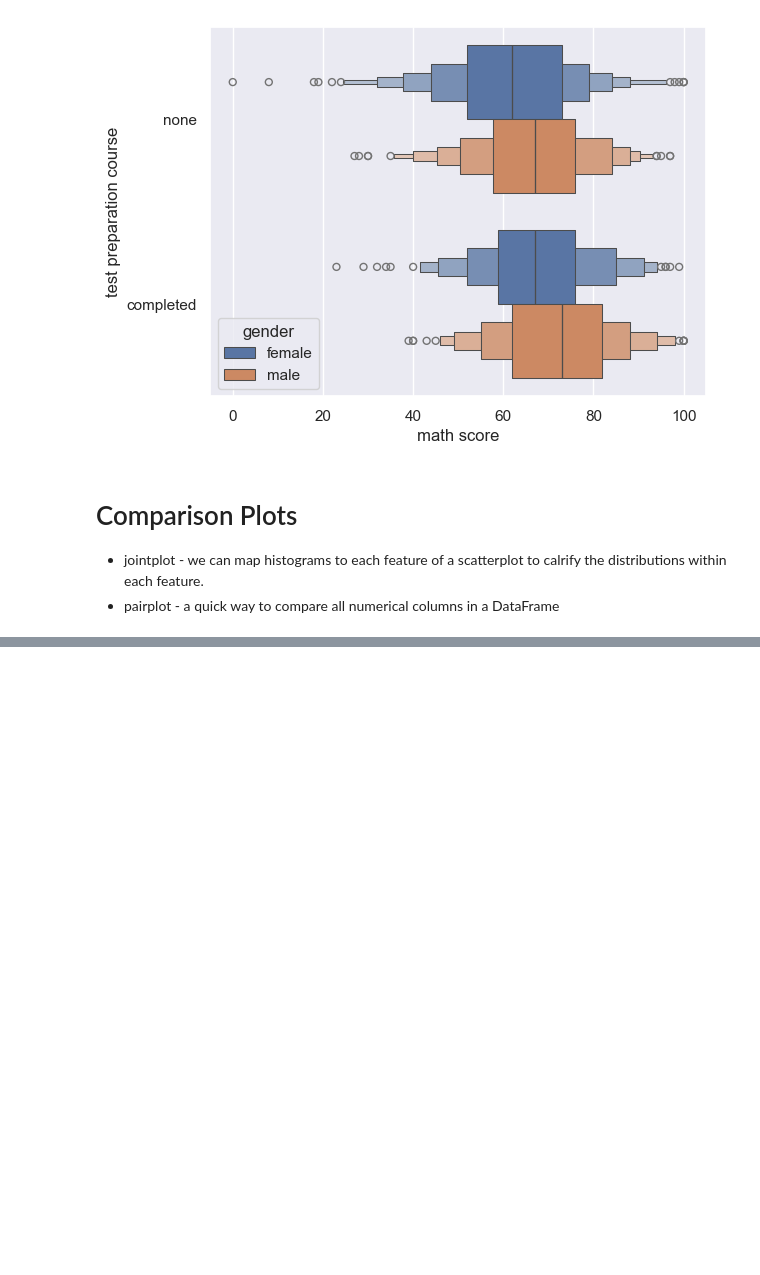
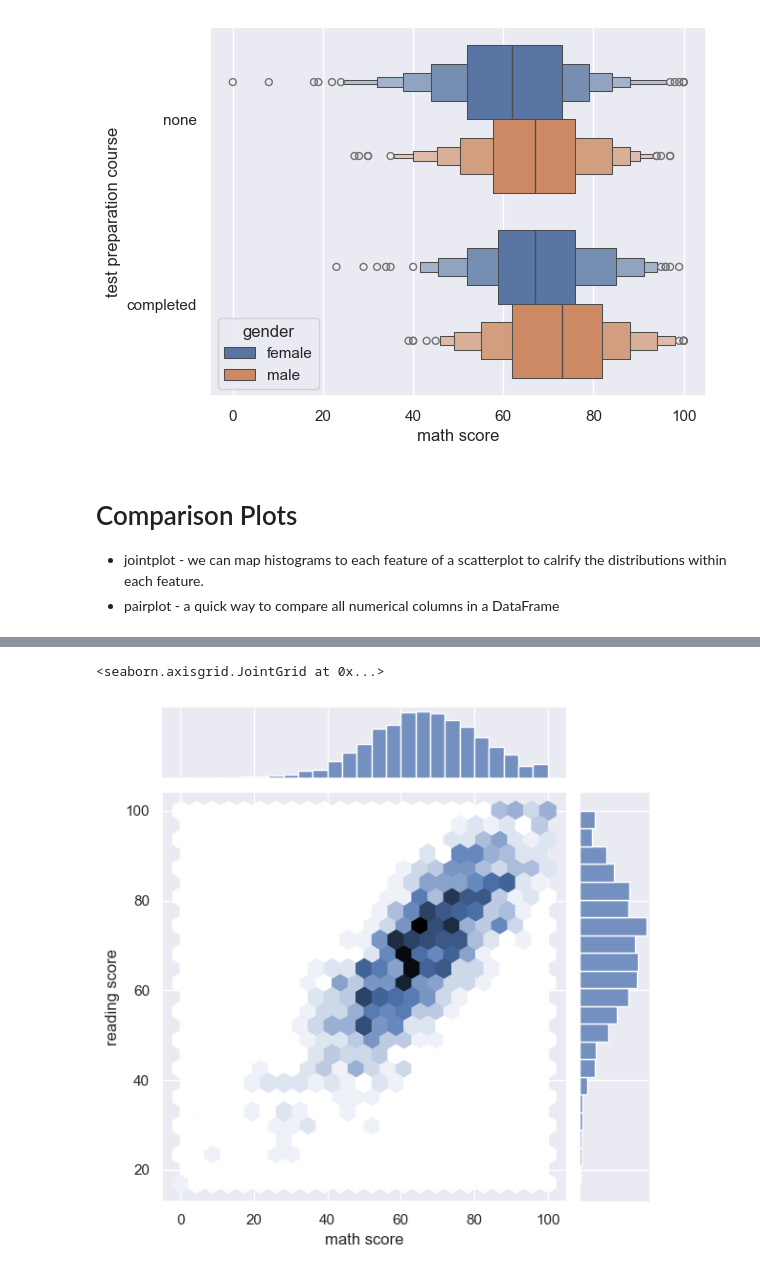
Before and after one commit to Daniel-Aguila/MLandDS, a Jupyter notebook: searbornBasics.ipynb, the cells around one changed output, grey strips where cells are left out. Drawn from its saved outputs; the diff is of its cells as text; code cells hidden in the pictures; blank space fills up the shorter version.

Commit message:
Grid Plots - Seaborn

```diff
--- a/searbornBasics.ipynb
+++ b/searbornBasics.ipynb
@@ -247,0 +258,7 @@ sns.boxenplot(x='math score',y='test preparation course', data=df, hue='gender')
+# %%
+sns.jointplot(data=df,x='math score',y='reading score',kind='hex')
+#kind hex, makes it so we see heaxgons,whenever a point lands in that area, it makes it darker
+#there are more points in the darker areas
+# %% [output]
+<seaborn.axisgrid.JointGrid at 0x...>
+[figure, added]
```
Also changed, not shown: parts of 14 cells of this notebook.
